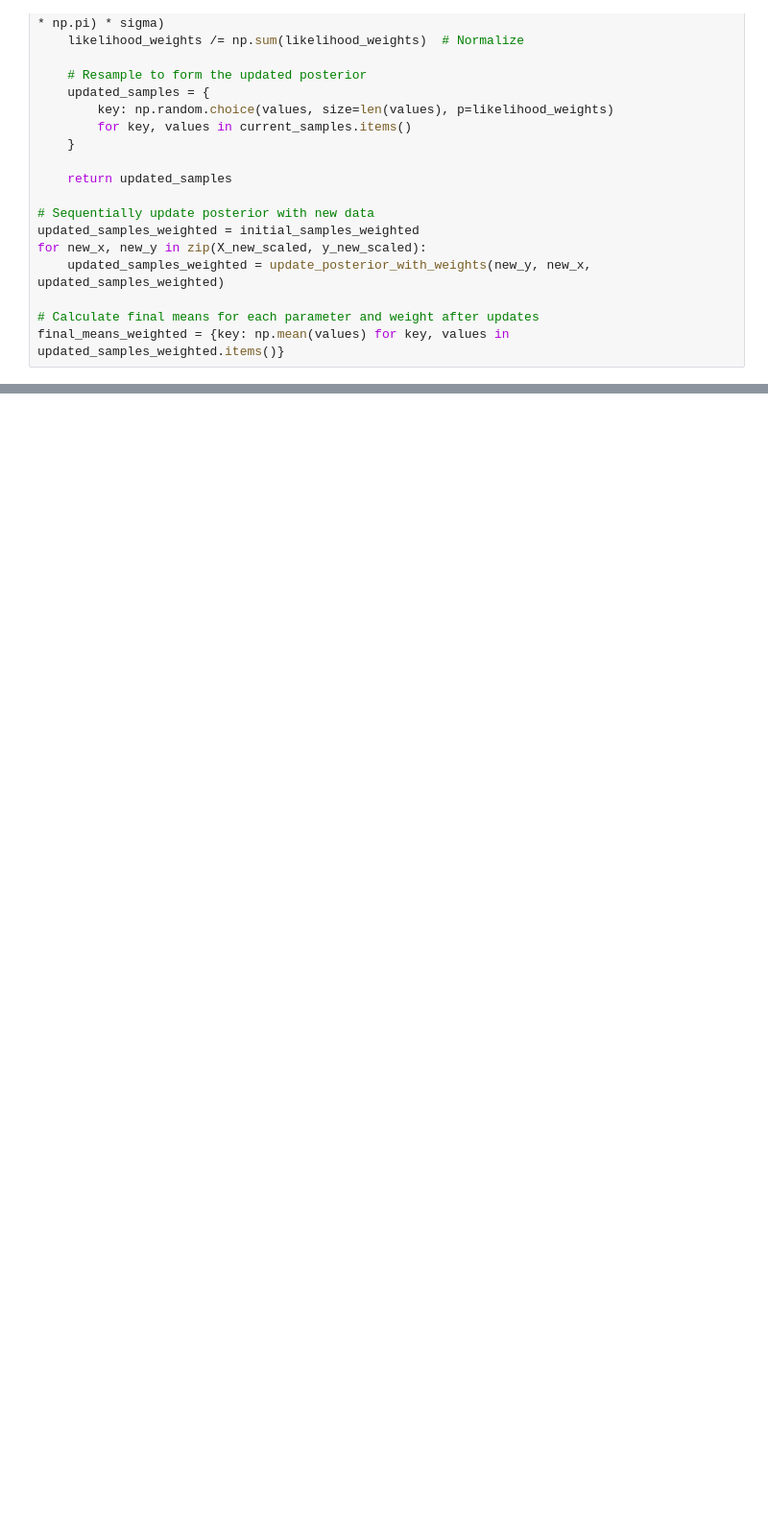
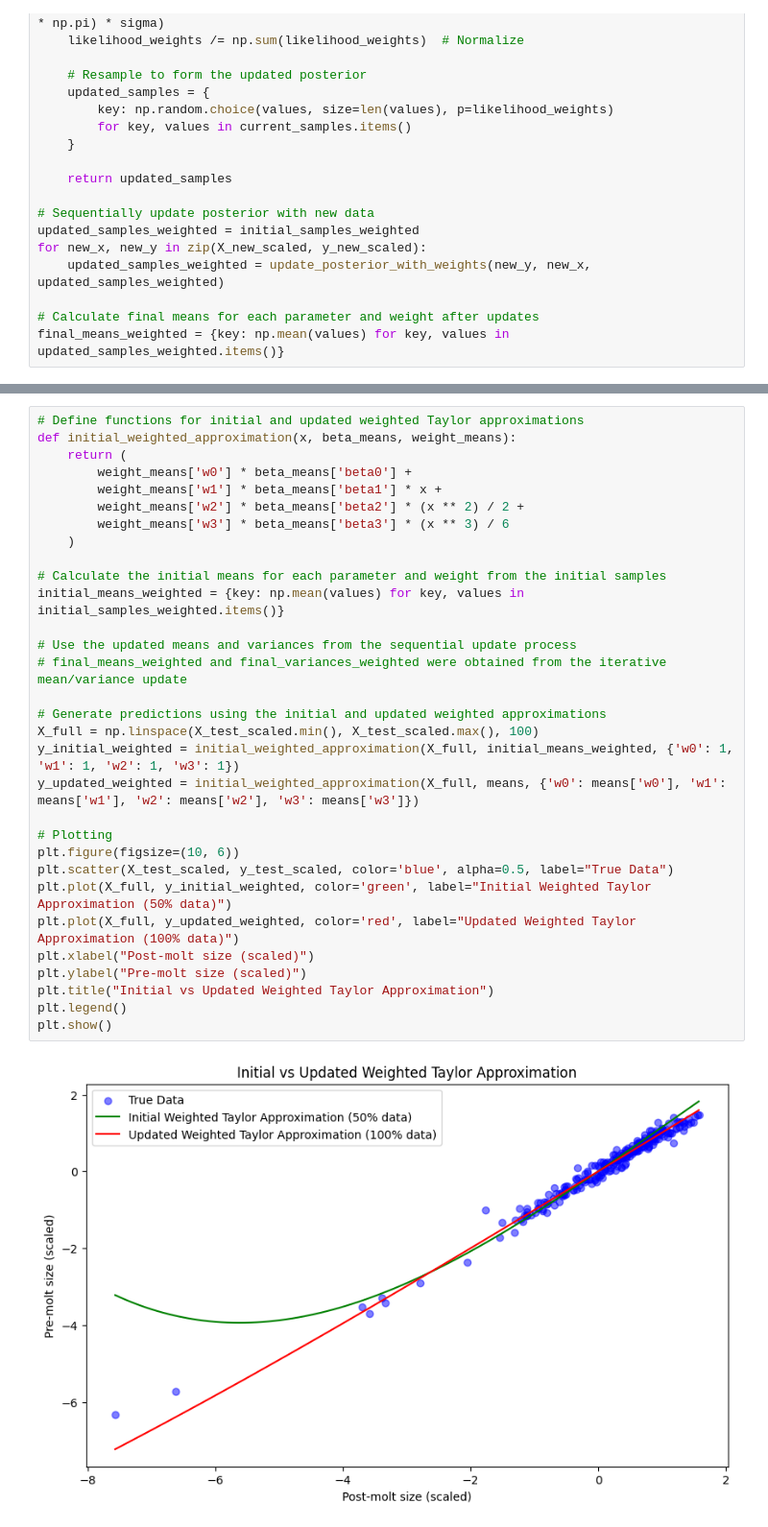
Before and after one commit to MacKorda/BayesianStats, a Jupyter notebook: probNN.ipynb, the cells around one changed output, grey strips where cells are left out. Shown: that part at 96% size. Saved outputs shown, nothing was run; the diff lists cells and outputs as text; blank space fills up the shorter version.

Commit message:
new data

```diff
--- a/probNN.ipynb
+++ b/probNN.ipynb
@@ -710,0 +801,33 @@ plt.show()
+# %%
+# Define functions for initial and updated weighted Taylor approximations
+def initial_weighted_approximation(x, beta_means, weight_means):
+    return (
+        weight_means['w0'] * beta_means['beta0'] +
+        weight_means['w1'] * beta_means['beta1'] * x +
+        weight_means['w2'] * beta_means['beta2'] * (x ** 2) / 2 +
+        weight_means['w3'] * beta_means['beta3'] * (x ** 3) / 6
+    )
+
+# Calculate the initial means for each parameter and weight from the initial samples
+initial_means_weighted = {key: np.mean(values) for key, values in initial_samples_weighted.items()}
+
+# Use the updated means and variances from the sequential update process
+# final_means_weighted and final_variances_weighted were obtained from the iterative mean/variance update
+
+# Generate predictions using the initial and updated weighted approximations
+X_full = np.linspace(X_test_scaled.min(), X_test_scaled.max(), 100)
+y_initial_weighted = initial_weighted_approximation(X_full, initial_means_weighted, {'w0': 1, 'w1': 1, 'w2': 1, 'w3': 1})
+y_updated_weighted = initial_weighted_approximation(X_full, means, {'w0': means['w0'], 'w1': means['w1'], 'w2': means['w2'], 'w3': means['w3']})
+
+# Plotting
+plt.figure(figsize=(10, 6))
+plt.scatter(X_test_scaled, y_test_scaled, color='blue', alpha=0.5, label="True Data")
+plt.plot(X_full, y_initial_weighted, color='green', label="Initial Weighted Taylor Approximation (50% data)")
+plt.plot(X_full, y_updated_weighted, color='red', label="Updated Weighted Taylor Approximation (100% data)")
+plt.xlabel("Post-molt size (scaled)")
+plt.ylabel("Pre-molt size (scaled)")
+plt.title("Initial vs Updated Weighted Taylor Approximation")
+plt.legend()
+plt.show()
+# %% [output]
+[figure, added]
```
Also changed, not shown: parts of 3 cells of this notebook, 4 other files.
